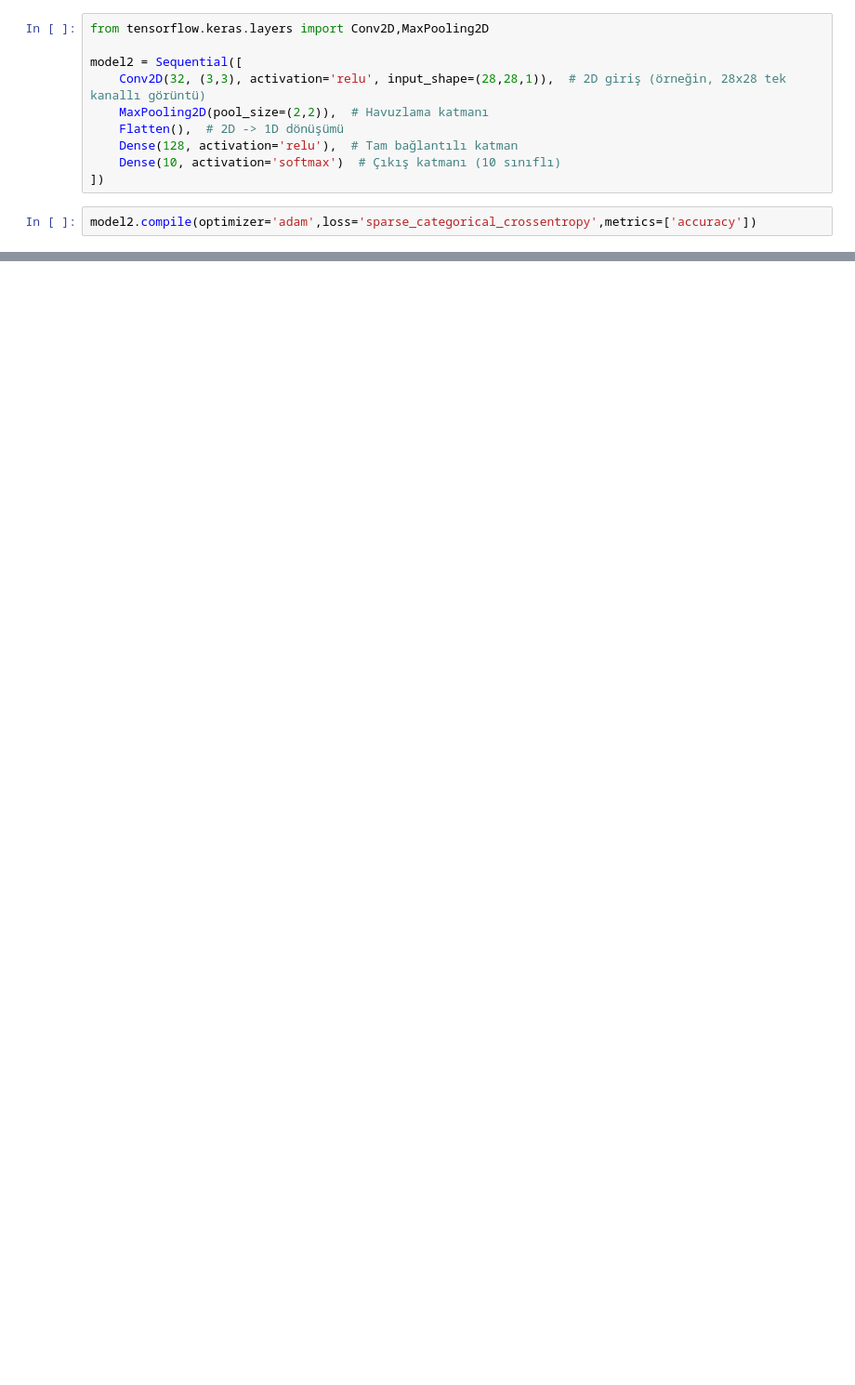
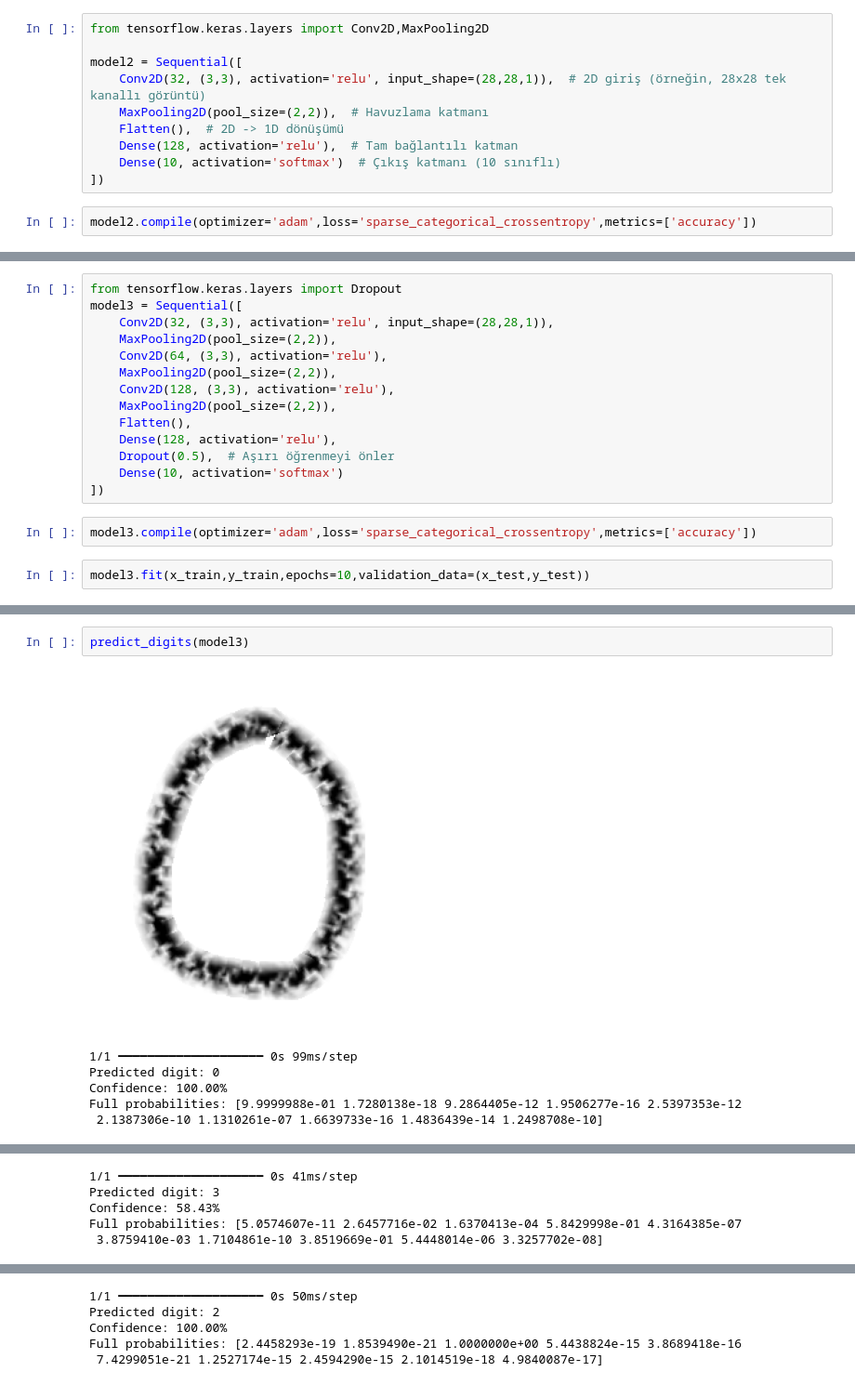
Before and after one commit to furkan-uzmez/HandWrittenDigit, a Jupyter notebook: model.ipynb, the cells around one changed output, grey strips where cells are left out. Shown at 93% size. Cells and saved outputs as stored; diff of their text form; blank space fills up the shorter version.

```diff
--- a/model.ipynb
+++ b/model.ipynb
@@ -274,0 +247,18 @@ Full probabilities: [1.9078491e-12 4.6889664e-10 1.8801036e-05 6.2144507e-02 5.3
+# %%
+from tensorflow.keras.layers import Dropout
+model3 = Sequential([
+    Conv2D(32, (3,3), activation='relu', input_shape=(28,28,1)),
+    MaxPooling2D(pool_size=(2,2)),
+    Conv2D(64, (3,3), activation='relu'),
+    MaxPooling2D(pool_size=(2,2)),
+    Conv2D(128, (3,3), activation='relu'),
+    MaxPooling2D(pool_size=(2,2)),
+    Flatten(),
+    Dense(128, activation='relu'),
+    Dropout(0.5),  # Aşırı öğrenmeyi önler
+    Dense(10, activation='softmax')
+])
+# %%
+model3.compile(optimizer='adam',loss='sparse_categorical_crossentropy',metrics=['accuracy'])
+# %%
+model3.fit(x_train,y_train,epochs=10,validation_data=(x_test,y_test))
@@ -274,0 +294,9 @@ Full probabilities: [1.9078491e-12 4.6889664e-10 1.8801036e-05 6.2144507e-02 5.3
+# %%
+predict_digits(model3)
+# %% [output]
+[figure, added]
+1/1 ━━━━━━━━━━━━━━━━━━━━ 0s 99ms/step
+Predicted digit: 0
+Confidence: 100.00%
+Full probabilities: [9.9999988e-01 1.7280138e-18 9.2864405e-12 1.9506277e-16 2.5397353e-12
+ 2.1387306e-10 1.1310261e-07 1.6639733e-16 1.4836439e-14 1.2498708e-10]
@@ -274,0 +304,5 @@ Full probabilities: [1.9078491e-12 4.6889664e-10 1.8801036e-05 6.2144507e-02 5.3
+1/1 ━━━━━━━━━━━━━━━━━━━━ 0s 41ms/step
+Predicted digit: 3
+Confidence: 58.43%
+Full probabilities: [5.0574607e-11 2.6457716e-02 1.6370413e-04 5.8429998e-01 4.3164385e-07
+ 3.8759410e-03 1.7104861e-10 3.8519669e-01 5.4448014e-06 3.3257702e-08]
@@ -274,0 +310,5 @@ Full probabilities: [1.9078491e-12 4.6889664e-10 1.8801036e-05 6.2144507e-02 5.3
+1/1 ━━━━━━━━━━━━━━━━━━━━ 0s 50ms/step
+Predicted digit: 2
+Confidence: 100.00%
+Full probabilities: [2.4458293e-19 1.8539490e-21 1.0000000e+00 5.4438824e-15 3.8689418e-16
+ 7.4299051e-21 1.2527174e-15 2.4594290e-15 2.1014519e-18 4.9840087e-17]
```
Also changed, not shown: parts of 18 cells of this notebook.
